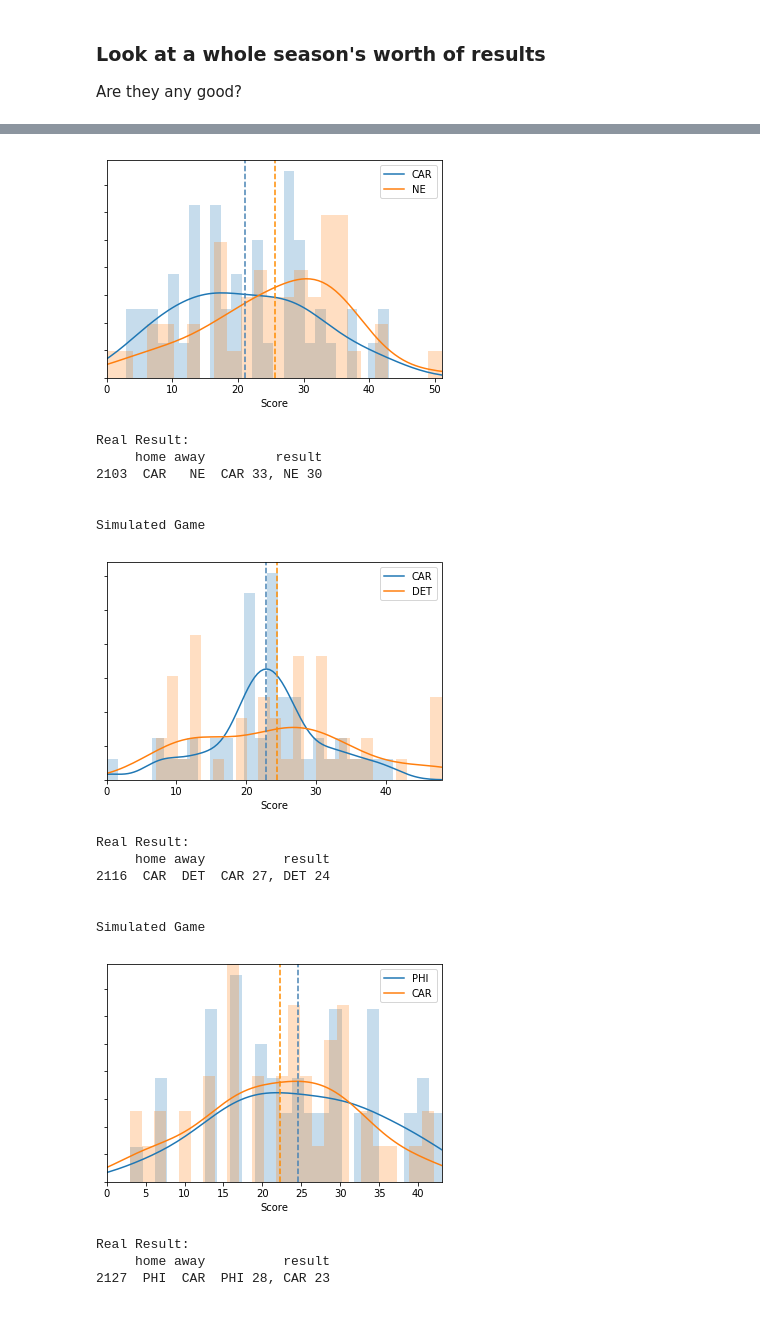
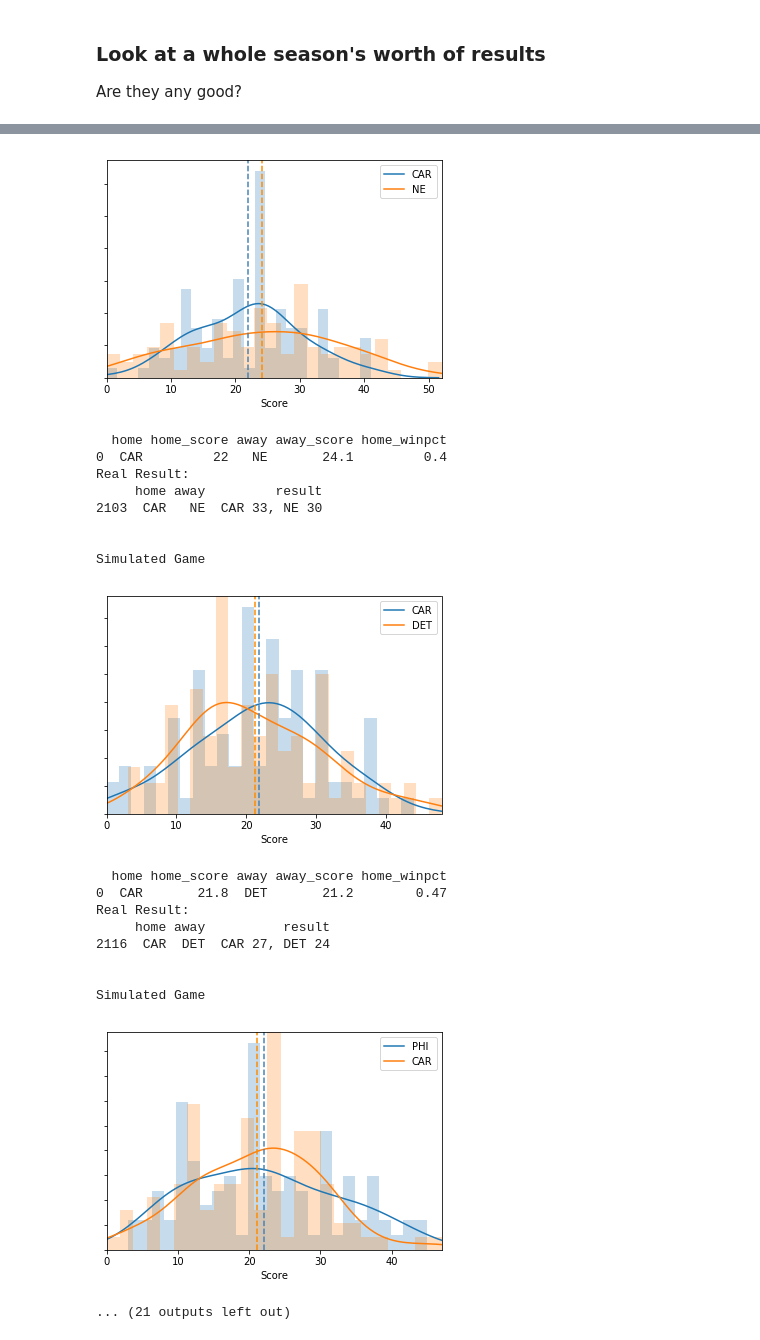
Before and after one commit to ewelchman/football_analytics, a Jupyter notebook: fiddling/Modeling_Games.ipynb, the cells around one changed output, grey strips where cells are left out. Cells and saved outputs as stored; diff of their text form; code cells hidden in the pictures.

```diff
--- a/fiddling/Modeling_Games.ipynb
+++ b/fiddling/Modeling_Games.ipynb
@@ -1160,7 +1157,7 @@ Are they any good?
 # %%
 simmed_games = {}
 real_games = {}
-weeks = 6
+weeks = 17
 for wk in range(1,weeks+1):
     real_game = gamedata[
                           (gamedata.season==2017) &
@@ -1176,7 +1173,7 @@ for wk in range(1,weeks+1):
         sim_game = sim_many_games(home_tm, away_tm,
                                   season=2017,
                                   week=wk,
-                                  iterations=50,
+                                  iterations=100,
                                   quiet=True)
         simmed_games[wk] = sim_game
 
@@ -1219,0 +1243,17 @@ Real Result:
+# %%
+def simmed_summary(games_dict):
+    # As input, use dictionary output from sim_many_games
+    g = games_dict
+    df_dict = {}
+    df_dict['home'] = g['game_objects'].home.values[0]
+    df_dict['away'] = g['game_objects'].away.values[0]
+    df_dict['home_score'] = g['home_score_avg']
+    df_dict['away_score'] = g['away_score_avg']
+    df_dict['home_winpct'] = g['home_winpct']
+
+    # Make Series from dict. Then dataframe from series.
+    df = pd.DataFrame(pd.Series(df_dict)).transpose()
+    return df[['home','home_score',
+               'away','away_score', 'home_winpct']]
+
+simmed_summary(simmed_games[1])
@@ -1220,10 +1263,12 @@ Real Result:
 # %%
-for wk in range(1,7):
-    print("Simulated Game")
-    visualize_sim(simmed_games[wk])
-    print("Real Result:")
-    cols = ['home','away','result']
-    print(real_games[wk][cols])
-    print("\n")
+for wk in range(1,18):
+    if wk in simmed_games.keys():
+        print("Simulated Game:")
+        visualize_sim(simmed_games[wk])
+        print(simmed_summary(simmed_games[wk]))
+        print("Real Result:")
+        cols = ['home','away','result']
+        print(real_games[wk][cols])
+        print("\n")
 # %% [output]
 Simulated Game
@@ -1245,24 +1296,26 @@ Simulated Game
 Real Result:
      home away         result
 2091   NO  CAR  NO 34, CAR 13
 
 
 Simulated Game
-[figure, old version]
+[figure, new version]
+  home home_score away away_score home_winpct
+0  CAR         22   NE       24.1         0.4
 Real Result:
      home away         result
 2103  CAR   NE  CAR 33, NE 30
 
 
 Simulated Game
-[figure, old version]
+[figure, new version]
+  home home_score away away_score home_winpct
+0  CAR       21.8  DET       21.2        0.47
 Real Result:
      home away          result
 2116  CAR  DET  CAR 27, DET 24
 
 
 Simulated Game
-[figure, old version]
+[figure, new version]
-Real Result:
-     home away          result
-2127  PHI  CAR  PHI 28, CAR 23
+... (21 outputs left out)
```
Also changed, not shown: parts of 7 cells of this notebook, 2 other files.
